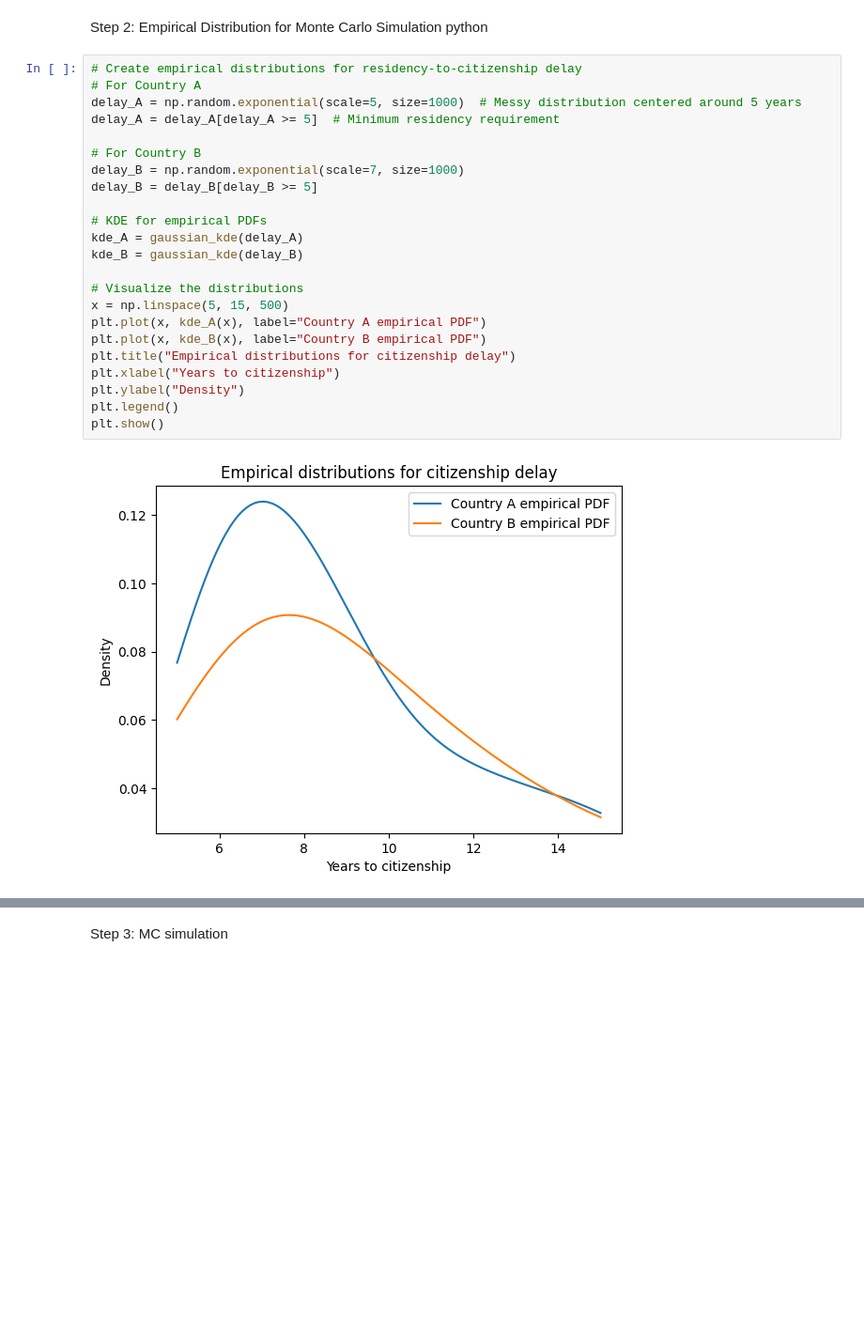
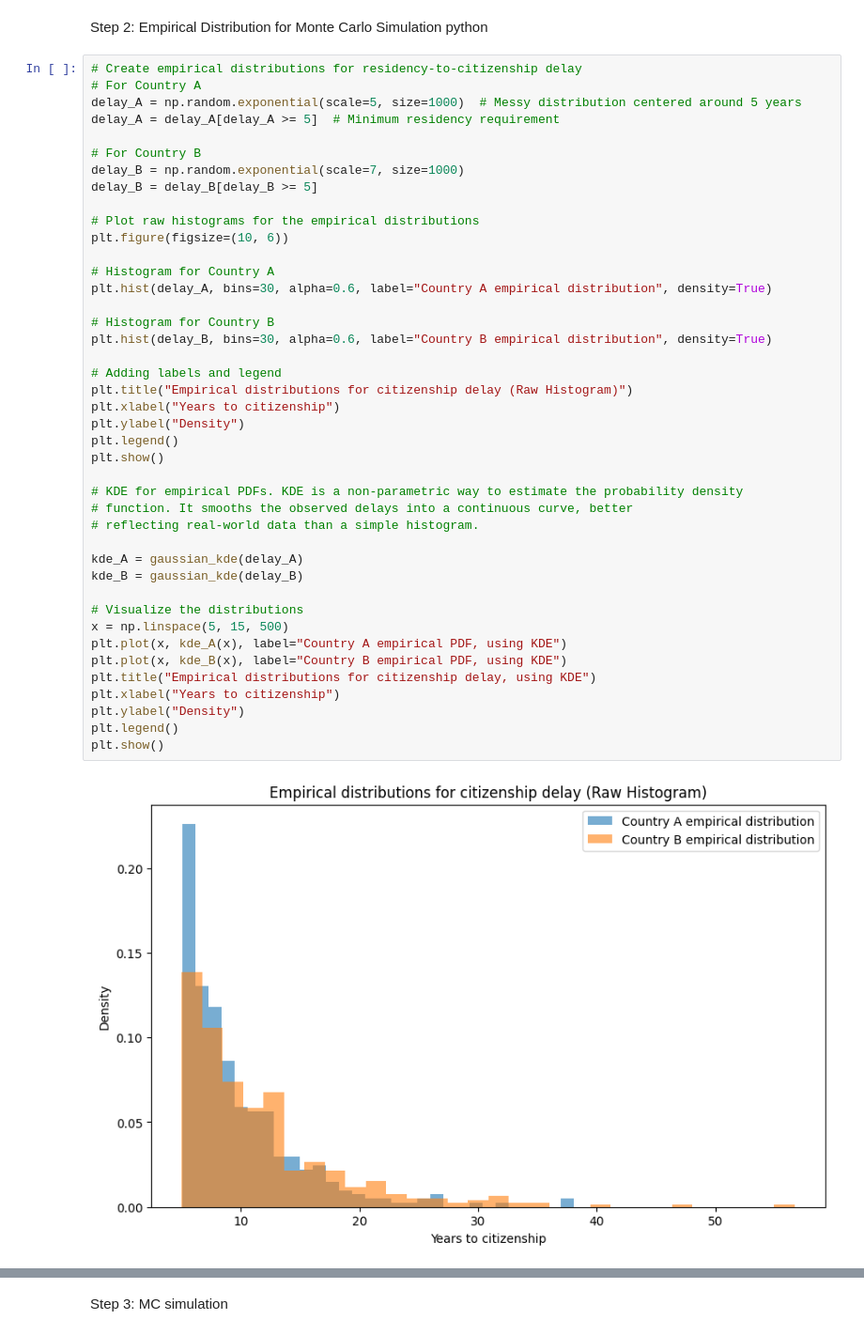
Before and after one commit to mpekar1/Citizenship-example, a Jupyter notebook: Passport_prediction_hypthetical_scenario.ipynb, the cells around one changed output, grey strips where cells are left out. Shown at 94% size. Cells and saved outputs as stored; diff of their text form; blank space fills up the shorter version.

```diff
--- a/Passport_prediction_hypthetical_scenario.ipynb
+++ b/Passport_prediction_hypthetical_scenario.ipynb
@@ -129,25 +129,44 @@ python
 # %%
 # Create empirical distributions for residency-to-citizenship delay
 # For Country A
 delay_A = np.random.exponential(scale=5, size=1000)  # Messy distribution centered around 5 years
 delay_A = delay_A[delay_A >= 5]  # Minimum residency requirement
 
 # For Country B
 delay_B = np.random.exponential(scale=7, size=1000)
 delay_B = delay_B[delay_B >= 5]
 
-# KDE for empirical PDFs
+# Plot raw histograms for the empirical distributions
+plt.figure(figsize=(10, 6))
+
+# Histogram for Country A
+plt.hist(delay_A, bins=30, alpha=0.6, label="Country A empirical distribution", density=True)
+
+# Histogram for Country B
+plt.hist(delay_B, bins=30, alpha=0.6, label="Country B empirical distribution", density=True)
+
+# Adding labels and legend
+plt.title("Empirical distributions for citizenship delay (Raw Histogram)")
+plt.xlabel("Years to citizenship")
+plt.ylabel("Density")
+plt.legend()
+plt.show()
+
+# KDE for empirical PDFs. KDE is a non-parametric way to estimate the probability density
+# function. It smooths the observed delays into a continuous curve, better
+# reflecting real-world data than a simple histogram.
+
 kde_A = gaussian_kde(delay_A)
 kde_B = gaussian_kde(delay_B)
 
 # Visualize the distributions
 x = np.linspace(5, 15, 500)
-plt.plot(x, kde_A(x), label="Country A empirical PDF")
-plt.plot(x, kde_B(x), label="Country B empirical PDF")
-plt.title("Empirical distributions for citizenship delay")
+plt.plot(x, kde_A(x), label="Country A empirical PDF, using KDE")
+plt.plot(x, kde_B(x), label="Country B empirical PDF, using KDE")
+plt.title("Empirical distributions for citizenship delay, using KDE")
 plt.xlabel("Years to citizenship")
 plt.ylabel("Density")
 plt.legend()
 plt.show()
 # %% [output]
-[figure, old version]
+[figure, new version]
```
Also changed, not shown: parts of 10 cells of this notebook.
